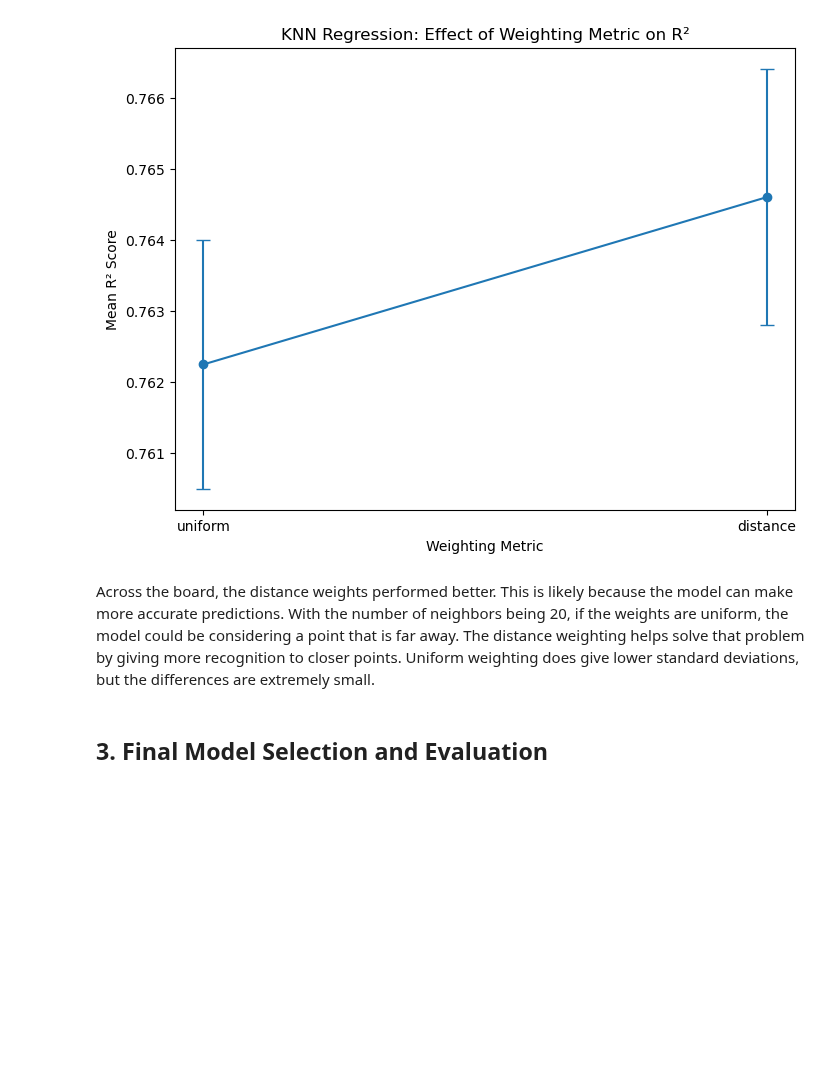
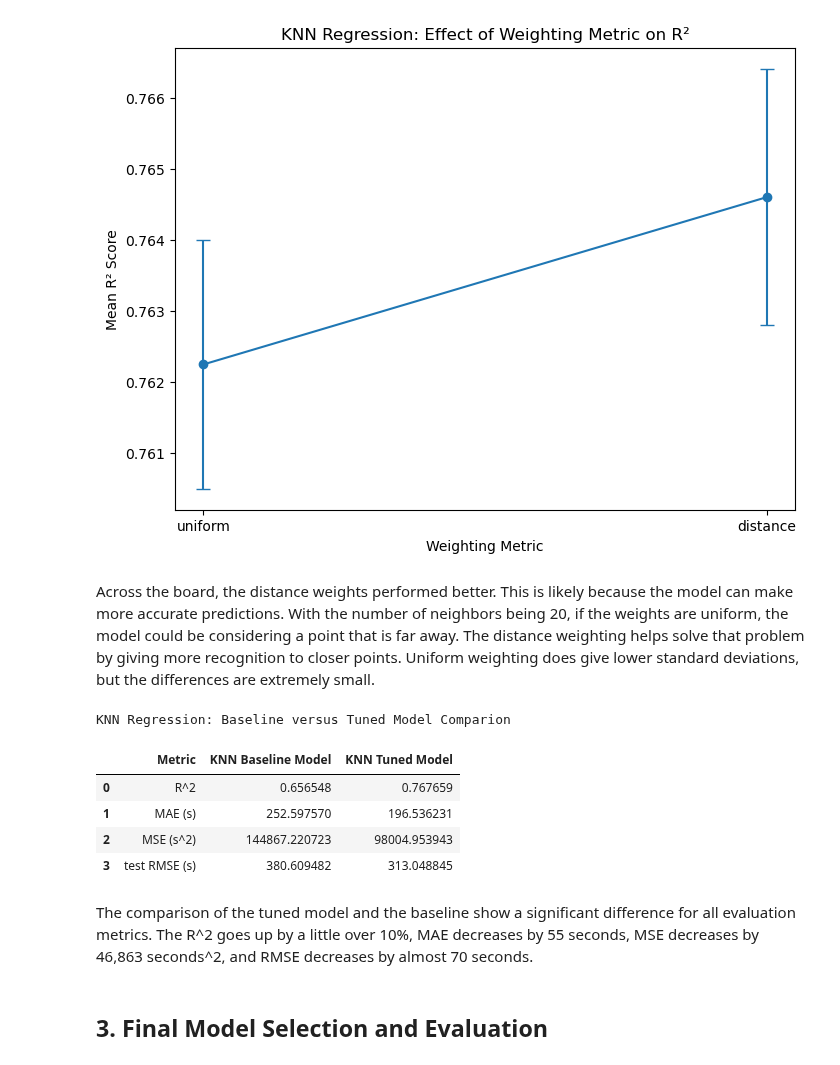
Before and after one commit to charralbert/Taxi_Trip_Duration, a Jupyter notebook: project_deliverable3_Group33.ipynb, the cells around one changed output. Saved outputs shown, nothing was run; the diff lists cells and outputs as text; code cells hidden in the pictures; blank space fills up the shorter version.

Commit message:
comparison to baseline

```diff
--- a/project_deliverable3_Group33.ipynb
+++ b/project_deliverable3_Group33.ipynb
@@ -368,3 +425,33 @@ Across the board, the distance weights performed better. This is likely because
+# %%
+#Extract metrics for all models
+r2_knn_baseline = knn_baseline_results['test_r2']
+mae_knn_baseline = -knn_baseline_results['test_neg_mean_absolute_error']
+mse_knn_baseline = -knn_baseline_results['test_neg_mean_squared_error']
+rmse_test_knn_baseline = -knn_baseline_results['test_neg_root_mean_squared_error']
+
+r2_knn_tuned = knn_tuned_results['test_r2']
+mae_knn_tuned = -knn_tuned_results['test_neg_mean_absolute_error']
+mse_knn_tuned = -knn_tuned_results['test_neg_mean_squared_error']
+rmse_test_knn_tuned = -knn_tuned_results['test_neg_root_mean_squared_error']
+
+#Create comparison DataFrame for all models
+comparison_df_base_vs_tuned = pd.DataFrame({
+    'Metric': ['R^2', 'MAE (s)', 'MSE (s^2)', 'test RMSE (s)'],
+    'KNN Baseline Model' : [r2_knn_baseline.mean(), mae_knn_baseline.mean(), mse_knn_baseline.mean(), rmse_test_knn_baseline.mean()],
+    'KNN Tuned Model' : [r2_knn_tuned.mean(), mae_knn_tuned.mean(), mse_knn_tuned.mean(), rmse_test_knn_tuned.mean()]
+})
+
+print('KNN Regression: Baseline versus Tuned Model Comparion')
+comparison_df_base_vs_tuned
+# %% [output]
+KNN Regression: Baseline versus Tuned Model Comparion
+|  | Metric | KNN Baseline Model | KNN Tuned Model |
+| 0 | R^2 | 0.656548 | 0.767659 |
+| 1 | MAE (s) | 252.597570 | 196.536231 |
+| 2 | MSE (s^2) | 144867.220723 | 98004.953943 |
+| 3 | test RMSE (s) | 380.609482 | 313.048845 |
+# %% [markdown]
+The comparison of the tuned model and the baseline show a significant difference for all evaluation metrics. The R^2 goes up by a little over 10%, MAE decreases by 55 seconds, MSE decreases by 46,863 seconds^2, and RMSE decreases by almost 70 seconds.
 # %% [markdown]
 ## 3. Final Model Selection and Evaluation
 # %% [markdown]
```
Also changed, not shown: parts of 2 cells of this notebook.
